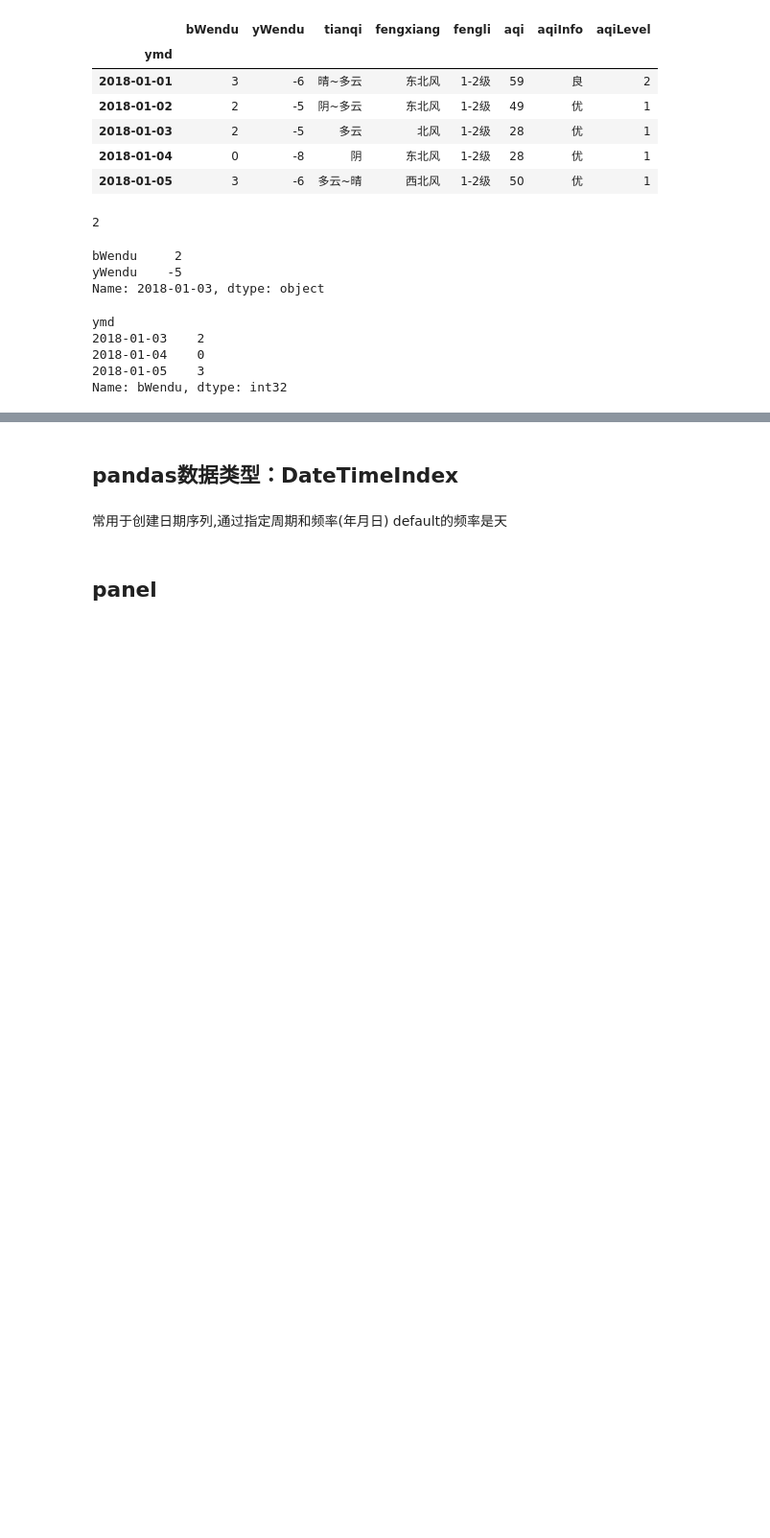
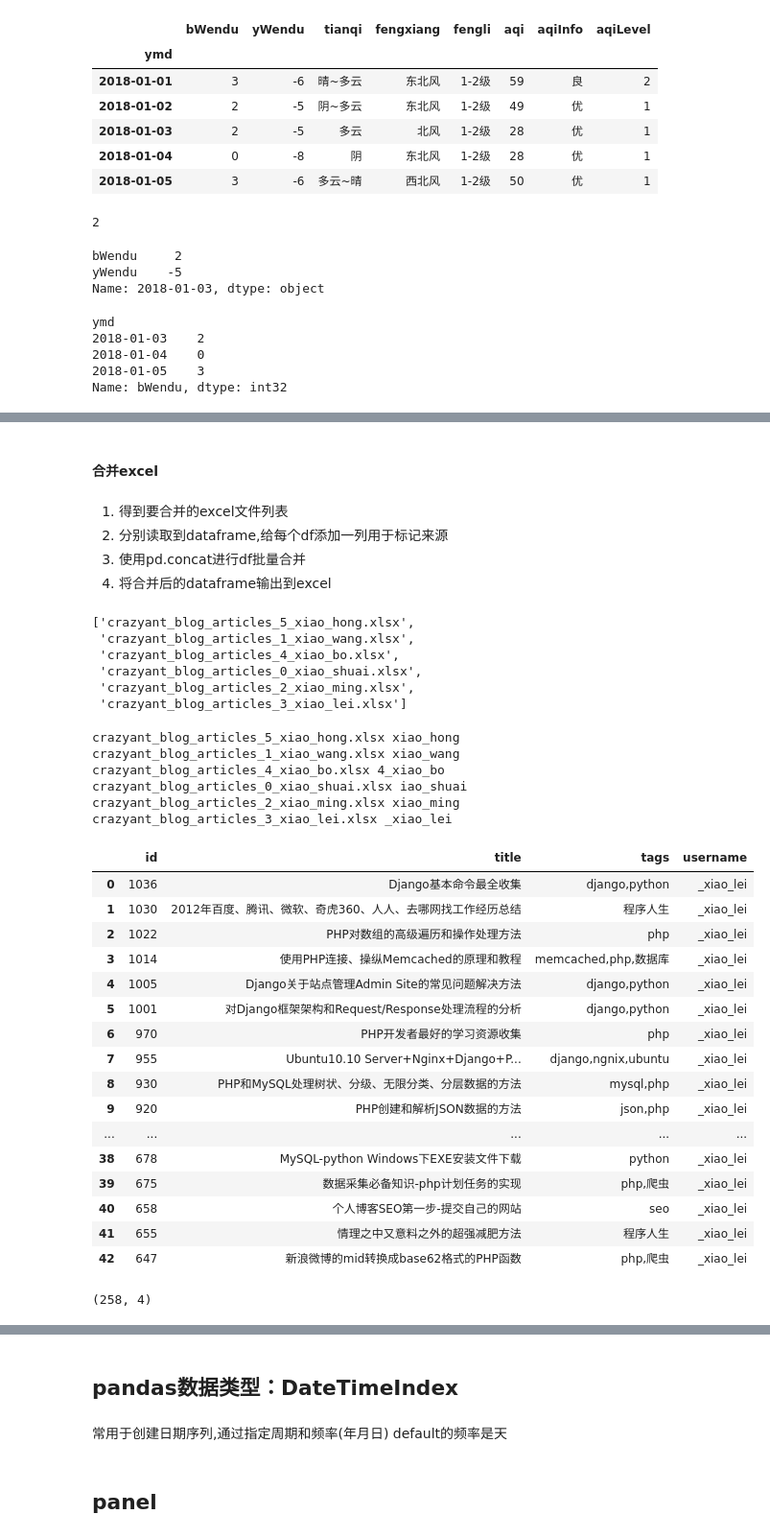
Before and after one commit to codefish-yu/dataanalyze, a Jupyter notebook: pandas.ipynb, the cells around one changed output, grey strips where cells are left out. Shown: that part at 96% size. Drawn from its saved outputs; the diff is of its cells as text; code cells hidden in the pictures; blank space fills up the shorter version.

```diff
--- a/pandas.ipynb
+++ b/pandas.ipynb
@@ -173,0 +197,7 @@ Series.dt.days_in_month	The number of days in the month.
+# %%
+data = [['Alex',10],
+        ['Bob',12],
+        ['Clark',13]
+       ]
+f = pd.DataFrame(data,columns=['name','age'],dtype=float)
+f
@@ -279,0 +497,9 @@ print(df[['One','Two']])
+# %%
+#当前需要拆分的excel所在目录
+work_dir = './mayipandas_files/course_datas/c15_excel_split_merge'
+#将拆分后的excel放到该目录下
+splits_dir = f'{work_dir}/splits'
+
+import os
+if not os.path.exists(splits_dir):
+    os.mkdir(splits_dir)
@@ -279,0 +586,59 @@ print(df[['One','Two']])
+# %% [markdown]
+#### 合并excel
+# %% [markdown]
+1. 得到要合并的excel文件列表
+2. 分别读取到dataframe,给每个df添加一列用于标记来源
+3. 使用pd.concat进行df批量合并
+4. 将合并后的dataframe输出到excel
+# %%
+import os
+#第一步
+excel_names = os.listdir(splits_dir)
+excel_names
+# %% [output]
+['crazyant_blog_articles_5_xiao_hong.xlsx',
+ 'crazyant_blog_articles_1_xiao_wang.xlsx',
+ 'crazyant_blog_articles_4_xiao_bo.xlsx',
+ 'crazyant_blog_articles_0_xiao_shuai.xlsx',
+ 'crazyant_blog_articles_2_xiao_ming.xlsx',
+ 'crazyant_blog_articles_3_xiao_lei.xlsx']
+# %%
+#第二步
+#放读取出来的excel的dataframe的容器
+df_list = []
+for excel_name in excel_names:
+    #读取excel到dataframe
+    excel_path = f'{splits_dir}/{excel_name}'
+    excel_df = pd.read_excel(excel_path)
+    #获取username,作为一列添加到excel中
+    username = excel_name[-14:-5]
+    print(excel_name,username)
+    excel_df['username'] = username
+
+    #将df添加到容器中
+    df_list.append(excel_df)
+excel_df
+# %% [output]
+crazyant_blog_articles_5_xiao_hong.xlsx xiao_hong
+crazyant_blog_articles_1_xiao_wang.xlsx xiao_wang
+crazyant_blog_articles_4_xiao_bo.xlsx 4_xiao_bo
+crazyant_blog_articles_0_xiao_shuai.xlsx iao_shuai
+crazyant_blog_articles_2_xiao_ming.xlsx xiao_ming
+crazyant_blog_articles_3_xiao_lei.xlsx _xiao_lei
+|  | id | title | tags | username |
+| 0 | 1036 | Django基本命令最全收集 | django,python | _xiao_lei |
+| 1 | 1030 | 2012年百度、腾讯、微软、奇虎360、人人、去哪网找工作经历总结 | 程序人生 | _xiao_lei |
+| 2 | 1022 | PHP对数组的高级遍历和操作处理方法 | php | _xiao_lei |
+| 3 | 1014 | 使用PHP连接、操纵Memcached的原理和教程 | memcached,php,数据库 | _xiao_lei |
+| 4 | 1005 | Django关于站点管理Admin Site的常见问题解决方法 | django,python | _xiao_lei |
+| 5 | 1001 | 对Django框架架构和Request/Response处理流程的分析 | django,python | _xiao_lei |
+| 6 | 970 | PHP开发者最好的学习资源收集 | php | _xiao_lei |
+| 7 | 955 | Ubuntu10.10 Server+Nginx+Django+P... | django,ngnix,ubuntu | _xiao_lei |
+| 8 | 930 | PHP和MySQL处理树状、分级、无限分类、分层数据的方法 | mysql,php | _xiao_lei |
+| 9 | 920 | PHP创建和解析JSON数据的方法 | json,php | _xiao_lei |
+| ... | ... | ... | ... | ... |
+| 38 | 678 | MySQL-python Windows下EXE安装文件下载 | python | _xiao_lei |
+| 39 | 675 | 数据采集必备知识-php计划任务的实现 | php,爬虫 | _xiao_lei |
+| 40 | 658 | 个人博客SEO第一步-提交自己的网站 | seo | _xiao_lei |
+| 41 | 655 | 情理之中又意料之外的超强减肥方法 | 程序人生 | _xiao_lei |
+| 42 | 647 | 新浪微博的mid转换成base62格式的PHP函数 | php,爬虫 | _xiao_lei |
@@ -279,0 +648,4 @@ print(df[['One','Two']])
+# %%
+df_merged.shape
+# %% [output]
+(258, 4)
```
Also changed, not shown: parts of 40 cells of this notebook, 2 other files.
